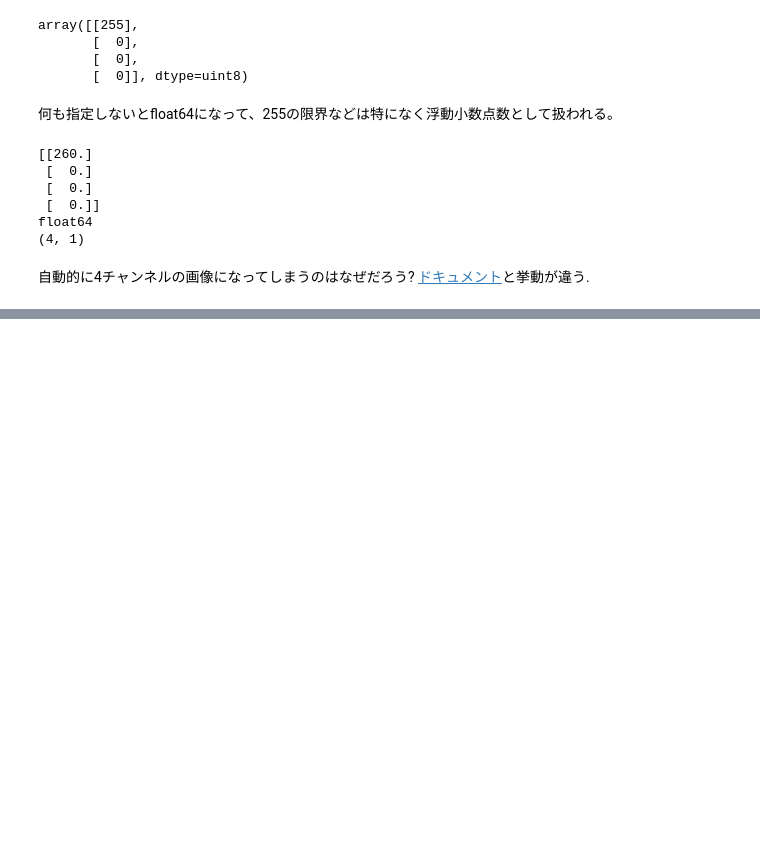
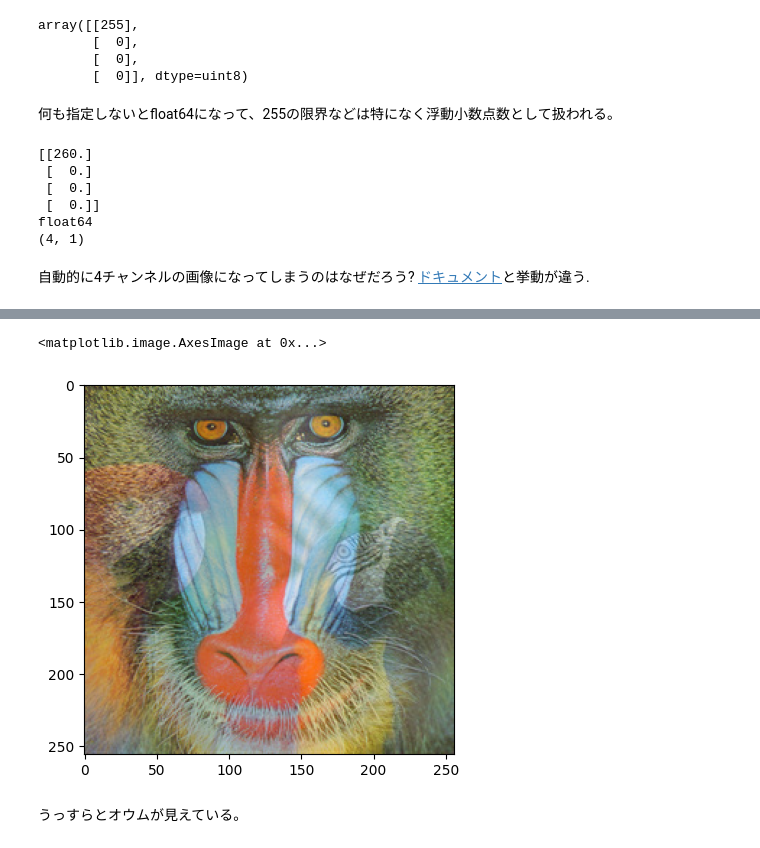
Before and after one commit to garaemon/jupyter-notes, a Jupyter notebook: opencv/02_arithmetic.ipynb, the cells around one changed output, grey strips where cells are left out. Saved outputs shown, nothing was run; the diff lists cells and outputs as text; code cells hidden in the pictures; blank space fills up the shorter version.

Commit message:
Add cv2.addWeighted() example

```diff
--- a/opencv/02_arithmetic.ipynb
+++ b/opencv/02_arithmetic.ipynb
@@ -47,0 +52,14 @@ float64
+# %%
+import matplotlib.pyplot as plt
+%matplotlib inline
+
+x_image = cv2.cvtColor(cv2.imread('mandrill.jpg'), cv2.COLOR_BGR2RGB)
+y_image = cv2.cvtColor(cv2.imread('parrots.jpg'), cv2.COLOR_BGR2RGB)
+
+z_image = cv2.addWeighted(x_image, 0.7, y_image, 0.3, 0)
+plt.imshow(z_image)
+# %% [output]
+<matplotlib.image.AxesImage at 0x...>
+[figure, added]
+# %% [markdown]
+うっすらとオウムが見えている。
```
Also changed, not shown: parts of 1 cell of this notebook, 2 other files.
